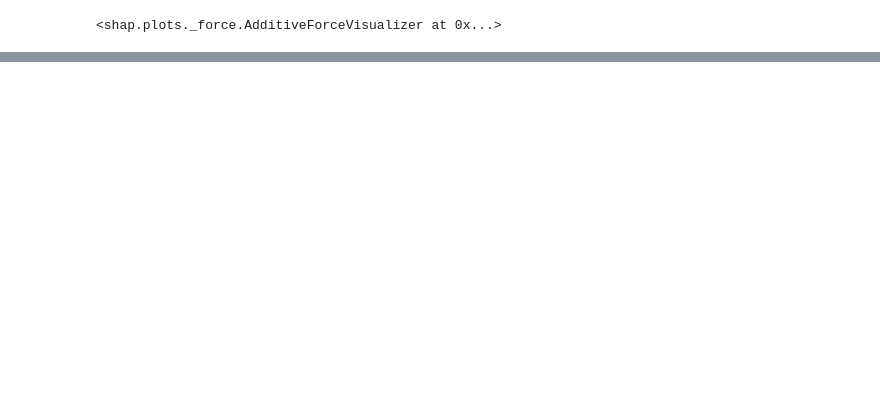
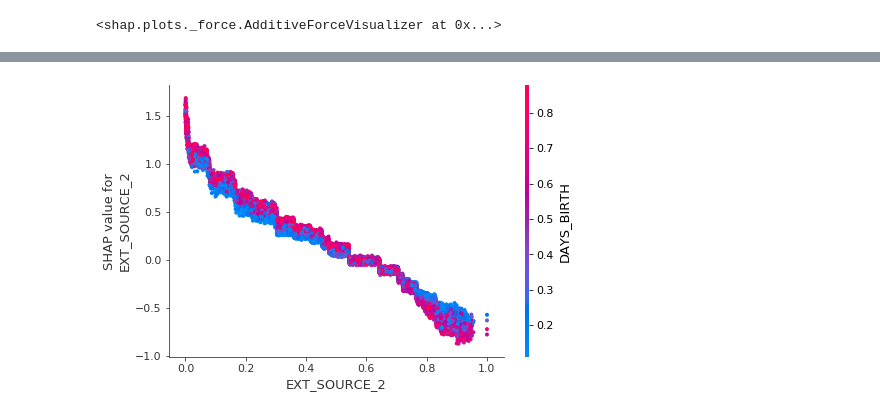
Before and after one commit to KBL411/Project_AppBigData, a Jupyter notebook: notebooks/Training with shap.ipynb, the cells around one changed output, grey strips where cells are left out. Drawn from its saved outputs; the diff is of its cells as text; code cells hidden in the pictures; blank space fills up the shorter version.

Commit message:
refix the shap notebook

```diff
--- a/notebooks/Training with shap.ipynb
+++ b/notebooks/Training with shap.ipynb
@@ -109,0 +95,7 @@ Created in <span style='font-weight:600;margin-left:4px;'>Deepnote</span></a>
+# %%
+# create a dependence scatter plot to show the effect of a single feature across the whole dataset
+
+shap.dependence_plot("EXT_SOURCE_2",shap_values, X_test,show=False)
+plt.savefig('dependence_plot.png',bbox_inches = 'tight')
+# %% [output]
+[figure, added]
```
Also changed, not shown: parts of 13 cells of this notebook.
